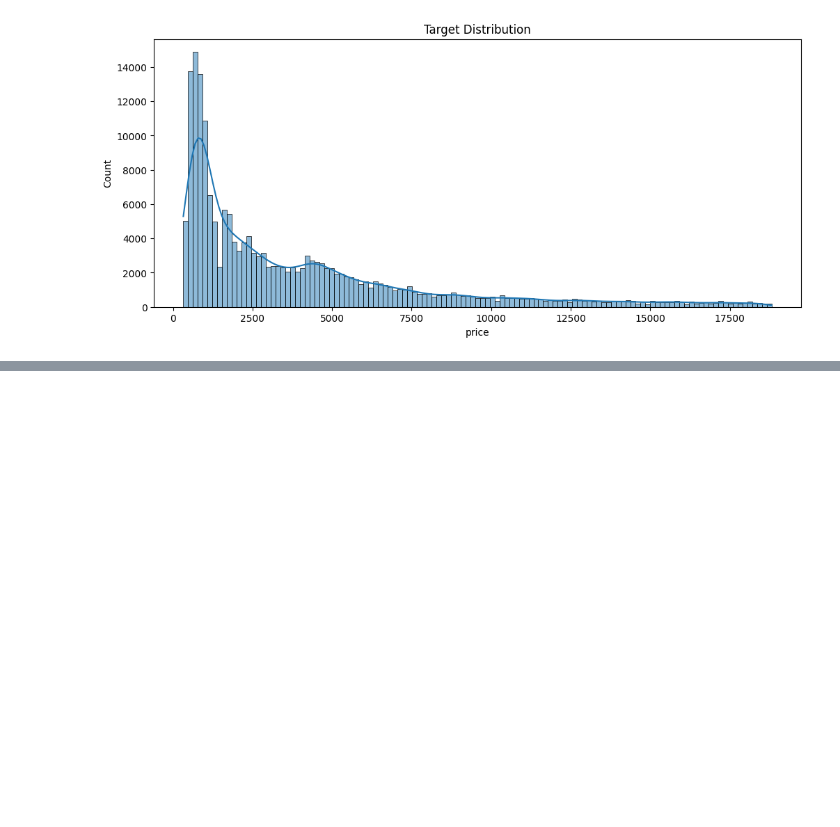
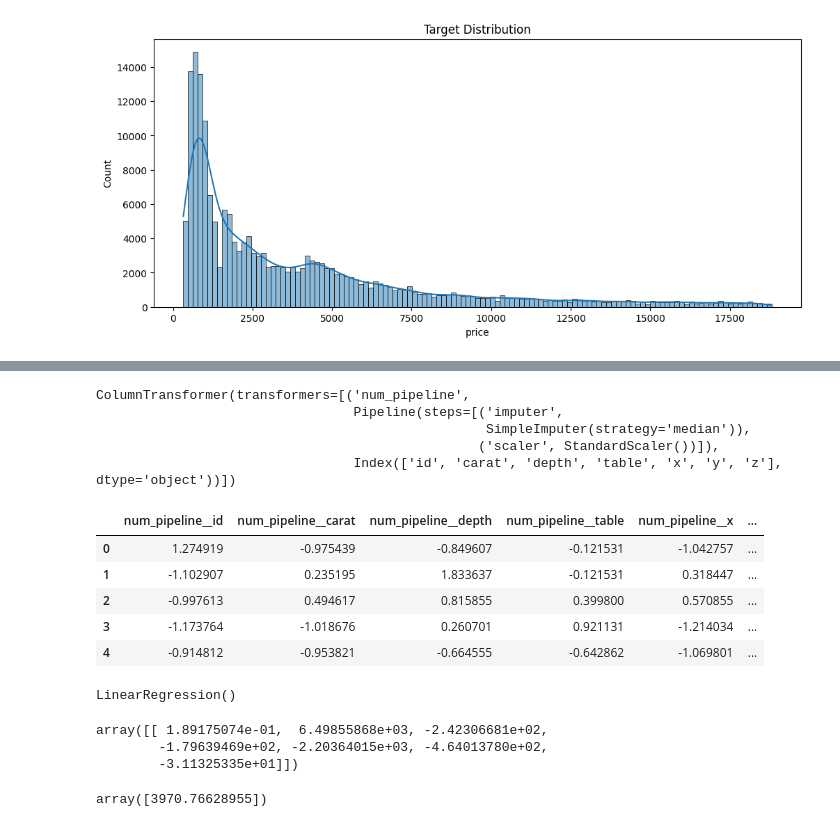
Before and after one commit to shrikant9793/Diamond_Prediction, a Jupyter notebook: notebook/notebook.ipynb, the cells around one changed output, grey strips where cells are left out. Drawn from its saved outputs; the diff is of its cells as text; code cells hidden in the pictures; blank space fills up the shorter version.

```diff
--- a/notebook/notebook.ipynb
+++ b/notebook/notebook.ipynb
@@ -260,0 +252,31 @@ NameError: name 'y_scale' is not defined
+# %%
+num_pipeline=Pipeline(
+steps=[('imputer',SimpleImputer(strategy='median')),
+       ('scaler',StandardScaler())]
+)
+# %%
+preprocessor=ColumnTransformer([
+('num_pipeline',num_pipeline,numerical_cols)])
+preprocessor
+# %% [output]
+ColumnTransformer(transformers=[('num_pipeline',
+                                 Pipeline(steps=[('imputer',
+                                                  SimpleImputer(strategy='median')),
+                                                 ('scaler', StandardScaler())]),
+                                 Index(['id', 'carat', 'depth', 'table', 'x', 'y', 'z'], dtype='object'))])
+# %%
+from sklearn.model_selection import train_test_split
+
+X_train,X_test,y_train,y_test=train_test_split(X,Y,test_size=0.30,random_state=30)
+# %%
+X_train=pd.DataFrame(preprocessor.fit_transform(X_train),columns=preprocessor.get_feature_names_out())
+X_test=pd.DataFrame(preprocessor.transform(X_test),columns=preprocessor.get_feature_names_out())
+# %%
+X_train.head()
+# %% [output]
+|  | num_pipeline__id | num_pipeline__carat | num_pipeline__depth | num_pipeline__table | num_pipeline__x | ... |
+| 0 | 1.274919 | -0.975439 | -0.849607 | -0.121531 | -1.042757 | ... |
+| 1 | -1.102907 | 0.235195 | 1.833637 | -0.121531 | 0.318447 | ... |
+| 2 | -0.997613 | 0.494617 | 0.815855 | 0.399800 | 0.570855 | ... |
+| 3 | -1.173764 | -1.018676 | 0.260701 | 0.921131 | -1.214034 | ... |
+| 4 | -0.914812 | -0.953821 | -0.664555 | -0.642862 | -1.069801 | ... |
@@ -260,0 +286,15 @@ NameError: name 'y_scale' is not defined
+# %%
+regression=LinearRegression()
+regression.fit(X_train,y_train)
+# %% [output]
+LinearRegression()
+# %%
+regression.coef_
+# %% [output]
+array([[ 1.89175074e-01,  6.49855868e+03, -2.42306681e+02,
+        -1.79639469e+02, -2.20364015e+03, -4.64013780e+02,
+        -3.11325335e+01]])
+# %%
+regression.intercept_
+# %% [output]
+array([3970.76628955])
```
Also changed, not shown: parts of 26 cells of this notebook, 1 other file.
